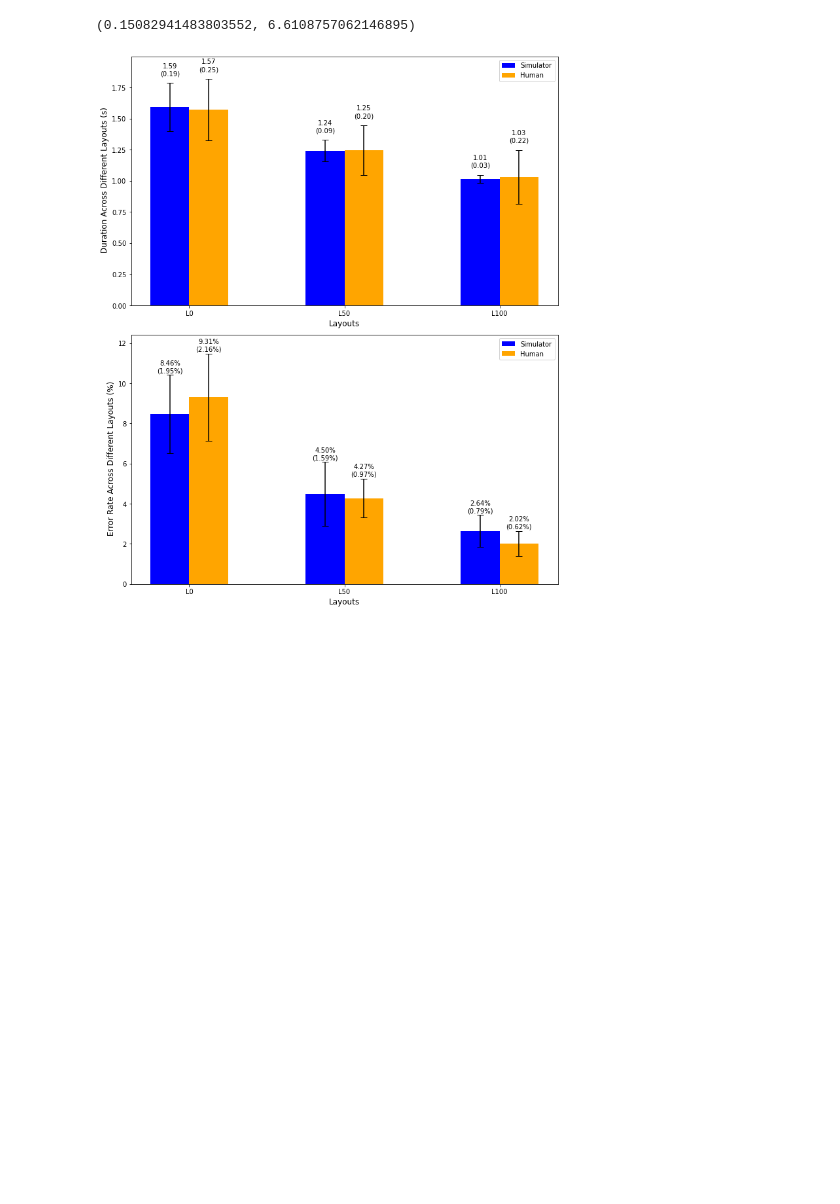
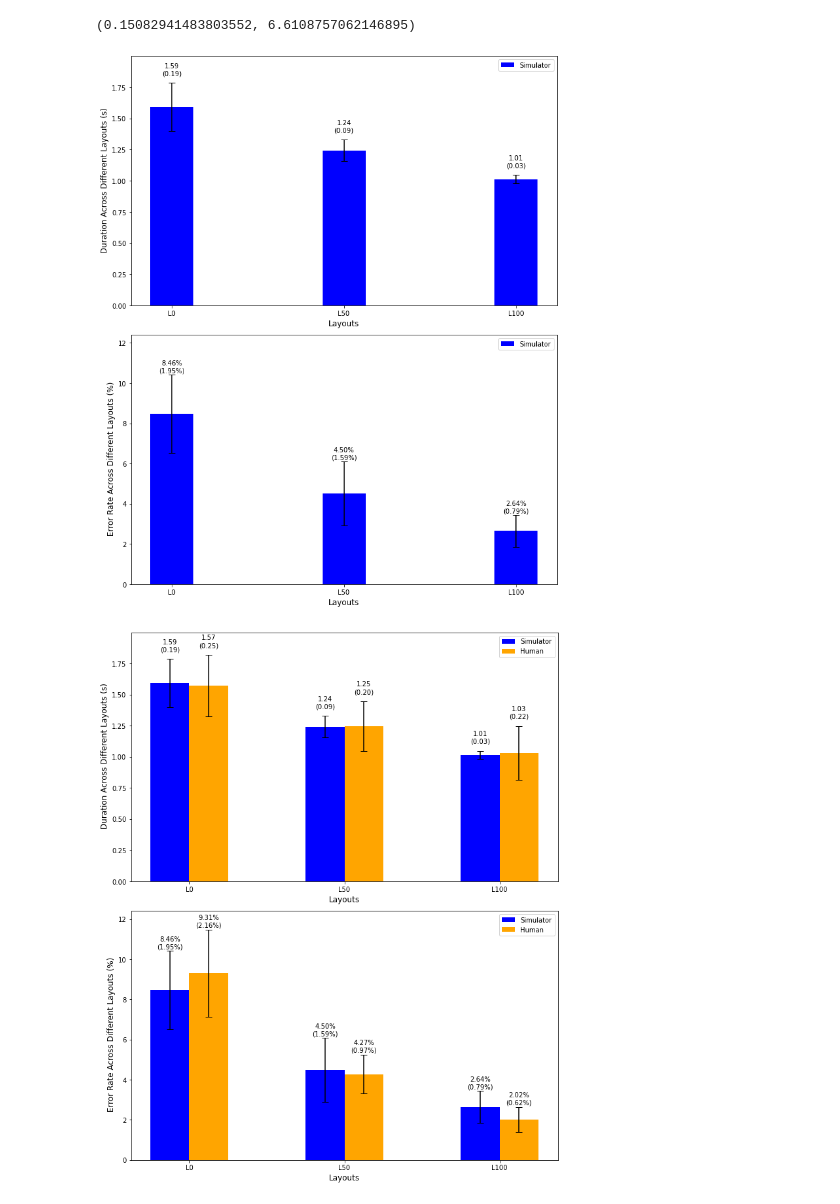
Before and after one commit to BaiYunpeng1949/heads-up-multitasker, a Jupyter notebook: huc/envs/mobile_reading/results/Grid Search.ipynb, the cells around one changed output. Drawn from its saved outputs; the diff is of its cells as text; code cells hidden in the pictures; blank space fills up the shorter version.

Commit message:
0822-HUC-POMDPSelect.py-Grid Search pipeline: plots. Some modifications when drawing figures.

```diff
--- a/huc/envs/mobile_reading/results/Grid Search.ipynb
+++ b/huc/envs/mobile_reading/results/Grid Search.ipynb
@@ -161,6 +161,12 @@ def calculate_mean_and_sem(data):
     means = [np.mean(d) for d in data]
     sems = [np.std(d) / np.sqrt(len(d)) for d in data]
     return means, sems
+
+def adjust_ylim(ax, bar_heights, sems):
+    max_height = max(bar_heights)
+    max_sem = max(sems)
+    margin = max_height * 0.1  # Adjust as per requirement
+    ax.set_ylim(0, max_height + max_sem + margin)
 
 def plot_comparison_bars(sim_means, sim_sems, human_means, human_sems, title_prefix=""):
     fig, axs = plt.subplots(2, 1, figsize=(10, 12))
@@ -222,6 +228,73 @@ def plot_comparison_bars(sim_means, sim_sems, human_means, human_sems, title_pre
 
     plt.tight_layout()
     plt.show()
+# %%
+def plot_simulated_bars(sim_means, sim_sems, title_prefix=""):
+    fig, axs = plt.subplots(2, 1, figsize=(10, 12))
+
+    x_labels = ["L0", "L50", "L100"]
+    x = np.arange(len(x_labels))
+    bar_width = 0.25
+
+    # Plotting for Duration
+    axs[0].bar(x, sim_means[0], yerr=sim_sems[0], color='blue', width=bar_width, label='Simulator', capsize=5)
+
+    # Annotating Duration Bars
+    for i, rect in enumerate(axs[0].patches):
+        height = rect.get_height()
+        sem = sim_sems[0][i]
+        axs[0].annotate(f"{height:.2f}\n({sem:.2f})",
+                       (rect.get_x() + rect.get_width() / 2., height + sem + 0.05),
+                       ha='center', va='bottom')
+
+    # Styling for Duration
+    axs[0].set_xlabel("Layouts", fontsize=12)
+    axs[0].set_ylabel(f"{title_prefix} Duration Across Different Layouts (s)", fontsize=12)
+    axs[0].set_xticks(x)
+    axs[0].set_xticklabels(x_labels)
+    axs[0].legend()
+
+    # Plotting for Error Rate
+    axs[1].bar(x, sim_means[1], yerr=sim_sems[1], color='blue', width=bar_width, label='Simulator', capsize=5)
+
+    # Annotating Error Bars
+    for i, rect in enumerate(axs[1].patches):
+        height = rect.get_height()
+        sem = sim_sems[1][i]
+        axs[1].annotate(f"{height:.2f}%\n({sem:.2f}%)",
+                       (rect.get_x() + rect.get_width() / 2., height + sem + 0.05),
+                       ha='center', va='bottom')
+
+    # Styling for Error Rate
+    axs[1].set_xlabel("Layouts", fontsize=12)
+    axs[1].set_ylabel(f"{title_prefix} Error Rate Across Different Layouts (%)", fontsize=12)
+    axs[1].set_xticks(x)
+    axs[1].set_xticklabels(x_labels)
+    axs[1].legend()
+
+    # After plotting and annotating Duration bars, adjust the y-limit
+    adjust_ylim(axs[0], sim_duration_mean + human_duration_mean, sim_duration_sem + human_duration_sem)
+
+    # After plotting and annotating Error Rate bars, adjust the y-limit
+    adjust_ylim(axs[1], sim_error_mean + human_error_mean, sim_error_sem + human_error_sem)
+
+    plt.tight_layout()
+    plt.show()
+
+# Extract the data for each agent
+simulation_durations = extract_data(individual_df, best_params, 'steps', layouts)
+simulation_errors = extract_data(individual_df, best_params, 'error', layouts)
+sim_durations = [[item * sim_to_real_ratio_duration for item in sublist] for sublist in simulation_durations]
+sim_errors = [[item * sim_to_real_ratio_error for item in sublist] for sublist in simulation_errors]
+
+sim_duration_mean, sim_duration_sem = calculate_mean_and_sem(sim_durations)
+sim_error_mean, sim_error_sem = calculate_mean_and_sem(sim_errors)
+
+# Plot
+plot_simulated_bars([sim_duration_mean, sim_error_mean],
+                    [sim_duration_sem, sim_error_sem])
+# %% [output]
+[figure, added]
 # %%
 # Extract the data for each agent
 simulation_durations = extract_data(individual_df, best_params, 'steps', layouts)
```
